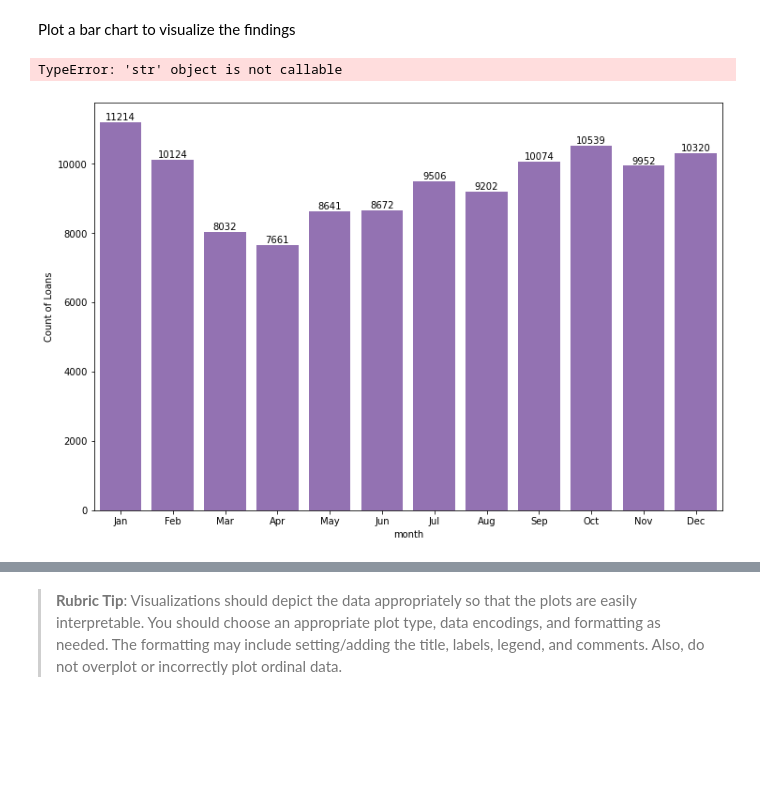
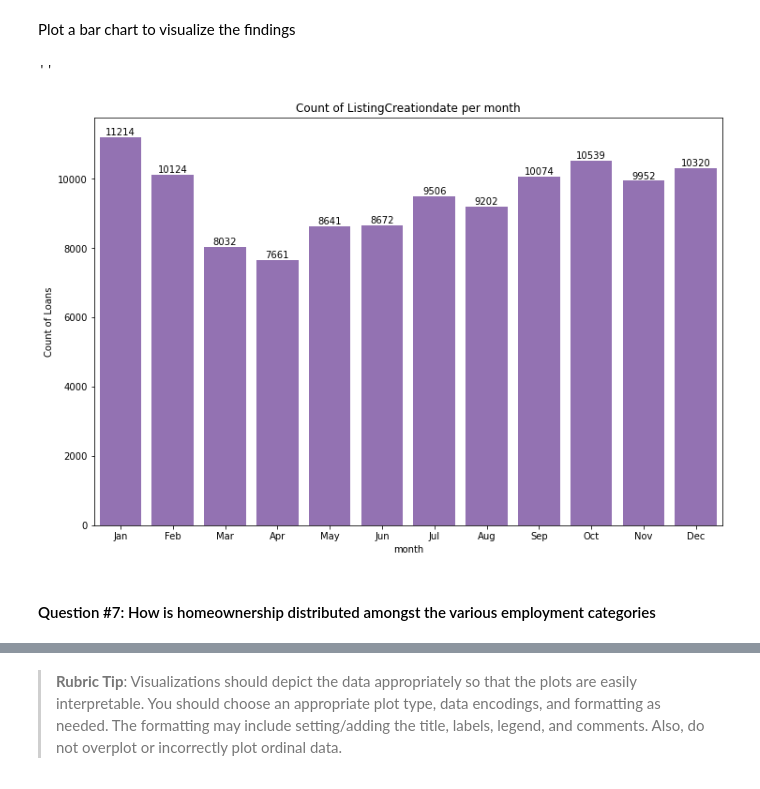
Before and after one commit to zadmainda/exploratory-visuals, a Jupyter notebook: Part_I_exploration.ipynb, the cells around one changed output, grey strips where cells are left out. Drawn from its saved outputs; the diff is of its cells as text; code cells hidden in the pictures; blank space fills up the shorter version.

```diff
--- a/Part_I_exploration.ipynb
+++ b/Part_I_exploration.ipynb
@@ -313,3 +311,5 @@ sorted_credits = ['NC', 'HR', 'E', 'D', 'C', 'B', 'A', 'AA']
+# %%
+sorted_credits = ['AA', 'A', 'B', 'C', 'D', 'E', 'HR', 'NC']
 # %%
 loan_clean['CreditGrade'] = pd.Categorical(loan_clean['CreditGrade'], sorted_credits, ordered=True)
 # %%
@@ -498,7 +518,7 @@ Plot a bar chart to visualize the findings
 # %%
 #Slight modification to function to plot against x axis
 
-def draw_bar(colname):
+def vertical_bar(colname):
     output_bar = sb.countplot(x=loan_clean[colname], color=sb.color_palette()[4])
     for bar in output_bar.containers:
         output_bar.bar_label(bar)
@@ -506,10 +526,12 @@ def draw_bar(colname):
 # %%
 plt.figure(figsize = (12,8))
 
-draw_bar('month')
+vertical_bar('month')
 plt.ylabel('Count of Loans')
 plt.title('Count of ListingCreationdate per month')
 ;
 # %% [output]
-TypeError: 'str' object is not callable
+''
-[figure, old version]
+[figure, new version]
+# %% [markdown]
+#### Question #7: How is homeownership distributed amongst the various employment categories
```
Also changed, not shown: parts of 32 cells of this notebook, 1 other file.
